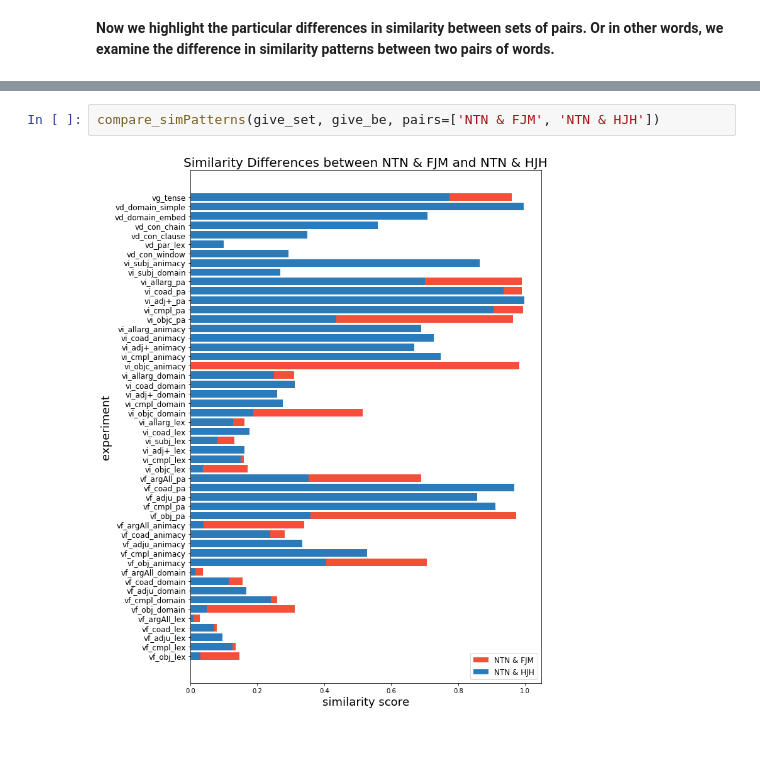
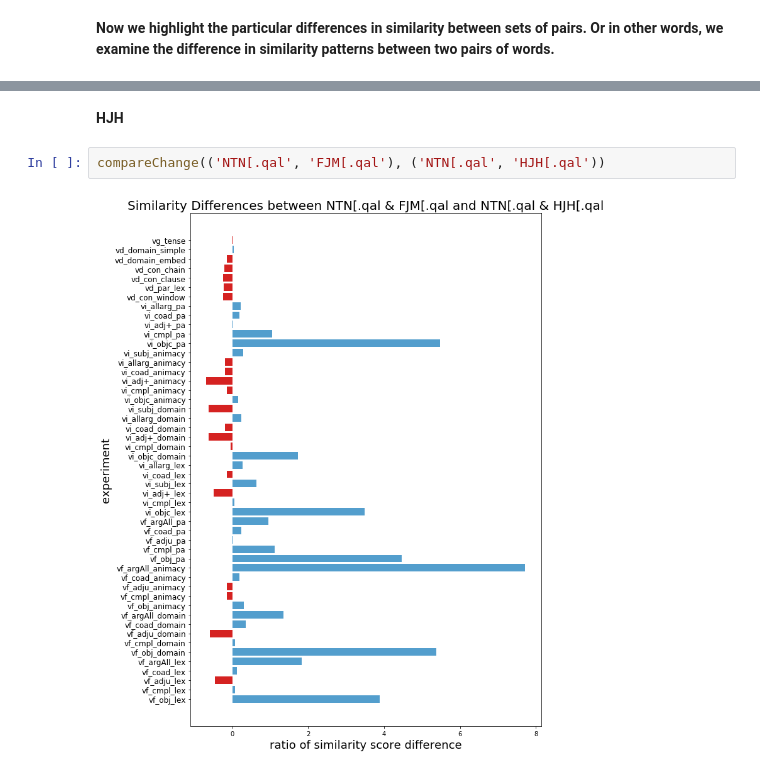
Before and after one commit to codykingham/verb_semantics, a Jupyter notebook: first_analysis.ipynb, the cells around one changed output, grey strips where cells are left out. Saved outputs shown, nothing was run; the diff lists cells and outputs as text; blank space fills up the shorter version.

Commit message:
complete switchover of graph type

```diff
--- a/first_analysis.ipynb
+++ b/first_analysis.ipynb
@@ -997,4 +870,6 @@ get_sim_experiments('NTN[.qal', 'LQX[.qal', returnData=False)
+# %% [markdown]
+**HJH**
 # %%
-compare_simPatterns(give_set, give_be, pairs=['NTN & FJM', 'NTN & HJH'])
+compareChange(('NTN[.qal', 'FJM[.qal'), ('NTN[.qal', 'HJH[.qal'))
 # %% [output]
-[figure, old version]
+[figure, new version]
```
Also changed, not shown: parts of 61 cells of this notebook.
